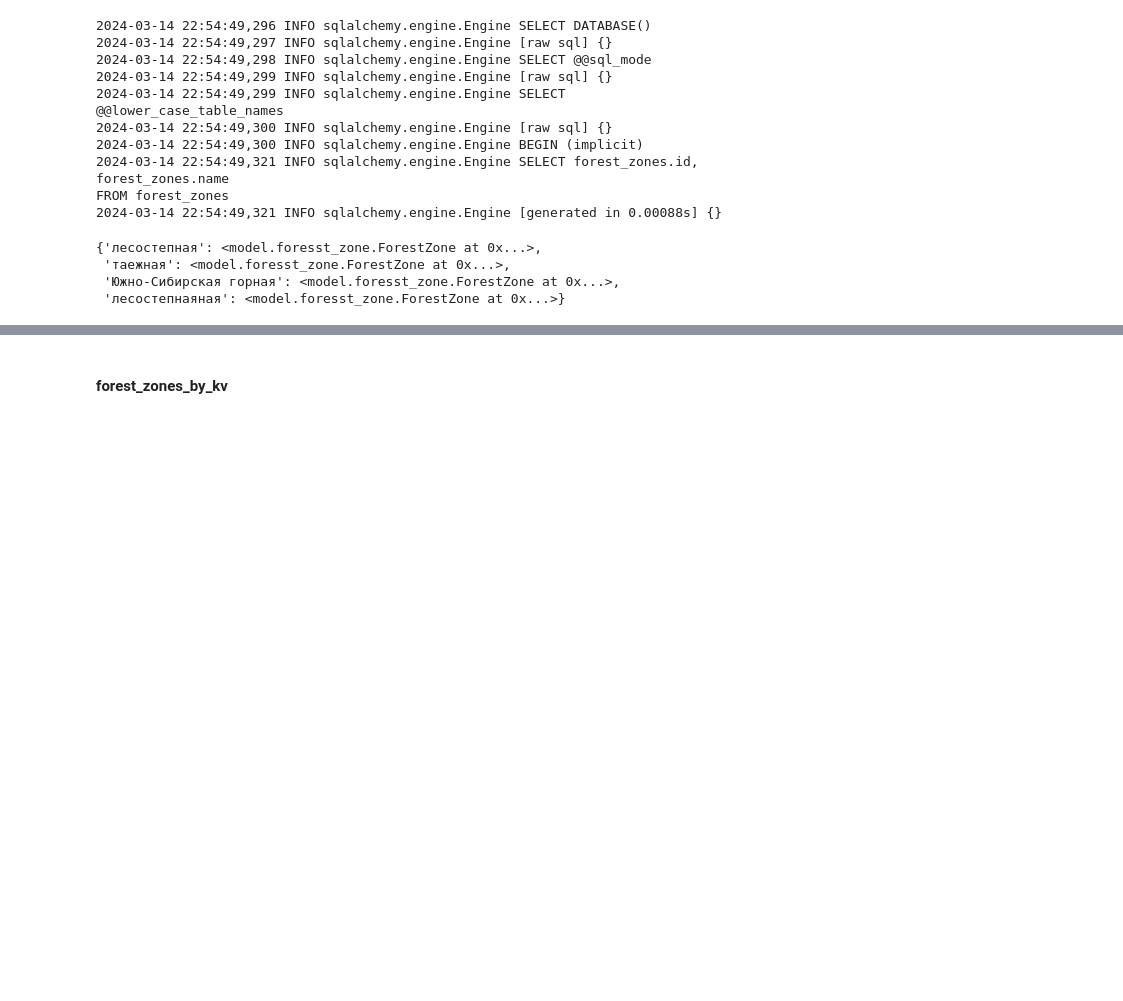
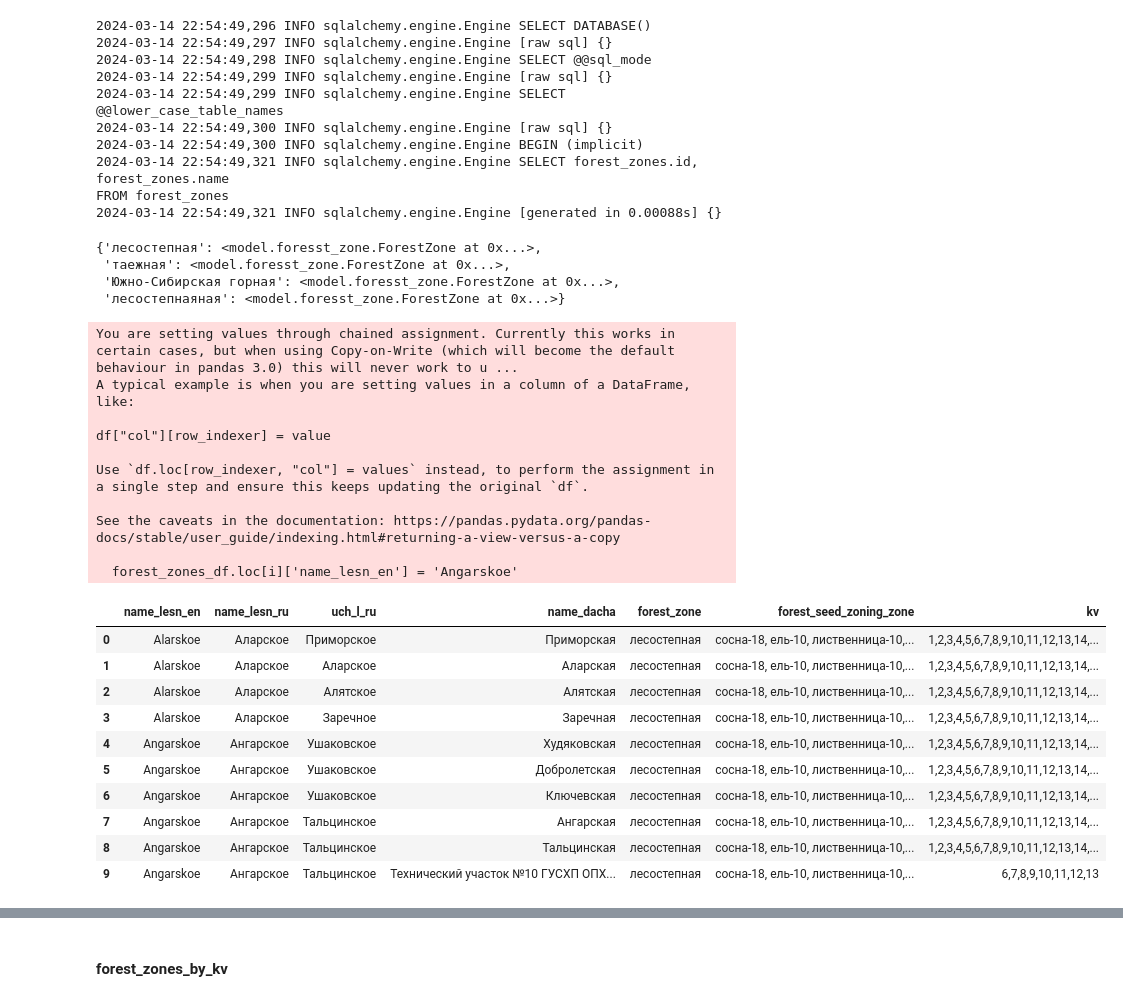
Before and after one commit to Nickitarius/Forest_Fires_Data_Visualisation, a Jupyter notebook: app/data_transfer.ipynb, the cells around one changed output, grey strips where cells are left out. Saved outputs shown, nothing was run; the diff lists cells and outputs as text; code cells hidden in the pictures; blank space fills up the shorter version.

Commit message:
forestries loaded

```diff
--- a/app/data_transfer.ipynb
+++ b/app/data_transfer.ipynb
@@ -335,3 +335,35 @@ FROM forest_zones
  'таежная': <model.foresst_zone.ForestZone at 0x...>,
  'Южно-Сибирская горная': <model.foresst_zone.ForestZone at 0x...>,
  'лесостепнаяная': <model.foresst_zone.ForestZone at 0x...>}
+# %%
+len(forest_zones_df.name_lesn_ru.unique())
+
+angarskoe = forest_zones_df[(forest_zones_df['name_lesn_en'] == 'Alarskoe') & (
+    forest_zones_df['name_lesn_ru'] == 'Ангарское')].index
+
+for i in angarskoe:
+    forest_zones_df.loc[i, 'name_lesn_en'] = 'Angarskoe'
+
+forest_zones_df.head(10)
+# %% [output]
+You are setting values through chained assignment. Currently this works in certain cases, but when using Copy-on-Write (which will become the default behaviour in pandas 3.0) this will never work to u ...
+A typical example is when you are setting values in a column of a DataFrame, like:
+
+df["col"][row_indexer] = value
+
+Use `df.loc[row_indexer, "col"] = values` instead, to perform the assignment in a single step and ensure this keeps updating the original `df`.
+
+See the caveats in the documentation: https://pandas.pydata.org/pandas-docs/stable/user_guide/indexing.html#returning-a-view-versus-a-copy
+
+  forest_zones_df.loc[i]['name_lesn_en'] = 'Angarskoe'
+|  | name_lesn_en | name_lesn_ru | uch_l_ru | name_dacha | forest_zone | forest_seed_zoning_zone | kv |
+| 0 | Alarskoe | Аларское | Приморское | Приморская | лесостепная | сосна-18, ель-10, лиственница-10,... | 1,2,3,4,5,6,7,8,9,10,11,12,13,14,... |
+| 1 | Alarskoe | Аларское | Аларское | Аларская | лесостепная | сосна-18, ель-10, лиственница-10,... | 1,2,3,4,5,6,7,8,9,10,11,12,13,14,... |
+| 2 | Alarskoe | Аларское | Алятское | Алятская | лесостепная | сосна-18, ель-10, лиственница-10,... | 1,2,3,4,5,6,7,8,9,10,11,12,13,14,... |
+| 3 | Alarskoe | Аларское | Заречное | Заречная | лесостепная | сосна-18, ель-10, лиственница-10,... | 1,2,3,4,5,6,7,8,9,10,11,12,13,14,... |
+| 4 | Angarskoe | Ангарское | Ушаковское | Худяковская | лесостепная | сосна-18, ель-10, лиственница-10,... | 1,2,3,4,5,6,7,8,9,10,11,12,13,14,... |
+| 5 | Angarskoe | Ангарское | Ушаковское | Добролетская | лесостепная | сосна-18, ель-10, лиственница-10,... | 1,2,3,4,5,6,7,8,9,10,11,12,13,14,... |
+| 6 | Angarskoe | Ангарское | Ушаковское | Ключевская | лесостепная | сосна-18, ель-10, лиственница-10,... | 1,2,3,4,5,6,7,8,9,10,11,12,13,14,... |
+| 7 | Angarskoe | Ангарское | Тальцинское | Ангарская | лесостепная | сосна-18, ель-10, лиственница-10,... | 1,2,3,4,5,6,7,8,9,10,11,12,13,14,... |
+| 8 | Angarskoe | Ангарское | Тальцинское | Тальцинская | лесостепная | сосна-18, ель-10, лиственница-10,... | 1,2,3,4,5,6,7,8,9,10,11,12,13,14,... |
+| 9 | Angarskoe | Ангарское | Тальцинское | Технический участок №10 ГУСХП ОПХ... | лесостепная | сосна-18, ель-10, лиственница-10,... | 6,7,8,9,10,11,12,13 |
```
Also changed, not shown: parts of 2 cells of this notebook.
